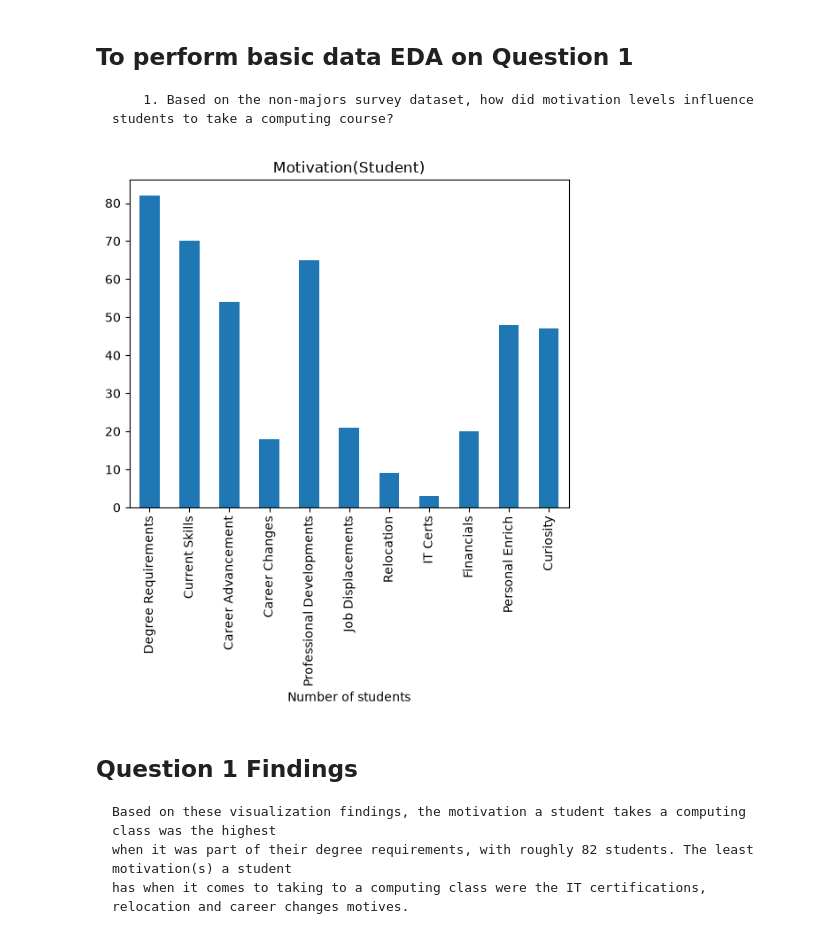
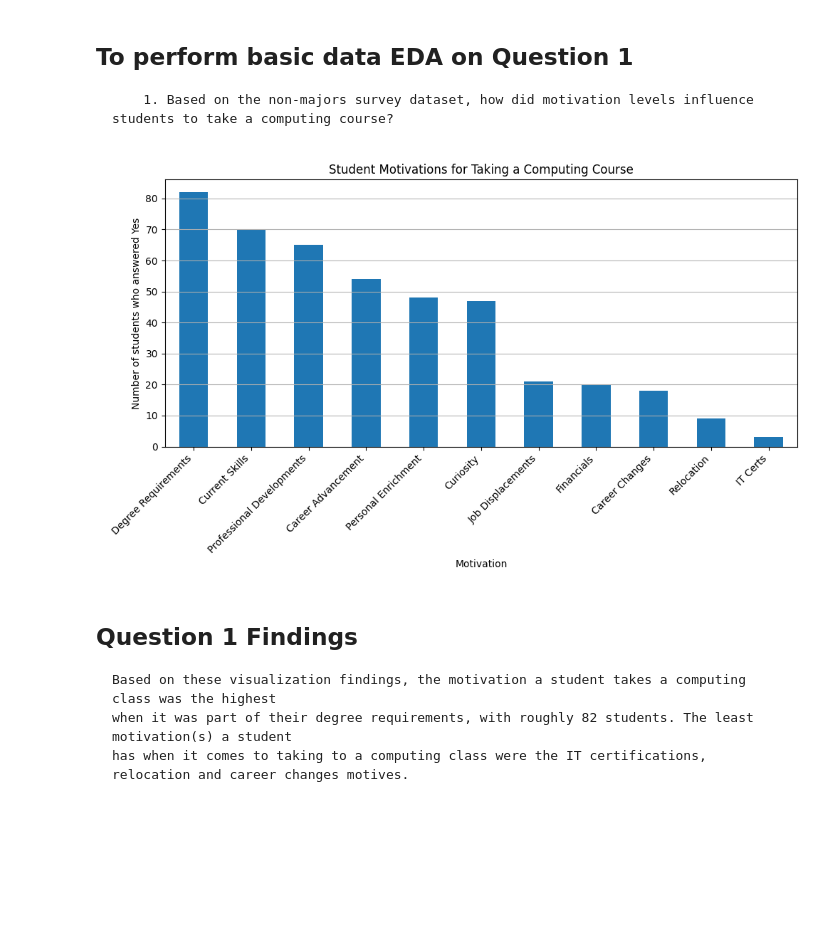
Before and after one commit to ananthakashibhatla/Kashibhatla_Project1_DataSciProgramming, a Jupyter notebook: Kashibhatla_Project1_Part3.ipynb, the cells around one changed output. Drawn from its saved outputs; the diff is of its cells as text; code cells hidden in the pictures; blank space fills up the shorter version.

Commit message:
Update motivation chart using peer feedback

```diff
--- a/Kashibhatla_Project1_Part3.ipynb
+++ b/Kashibhatla_Project1_Part3.ipynb
@@ -86,21 +86,33 @@ dtype: int64
 
         1. Based on the non-majors survey dataset, how did motivation levels influence students to take a computing course?
 # %%
-# Create a new dictionary to isolate the Yes motivation tags only
+# Count the Yes answers in the 11 motivation columns
 motivation_yes = (df_cleaned_survey.iloc[:, :11] == "Yes").sum()
 
-# Rename the motivation_yes index to shorter labels for easier data visualization
+# Give the motivations shorter labels
 motivation_yes.index = [
     "Degree Requirements", "Current Skills", "Career Advancement",
     "Career Changes", "Professional Developments", "Job Displacements",
-    "Relocation", "IT Certs", "Financials", "Personal Enrich", "Curiosity"
+    "Relocation", "IT Certs", "Financials", "Personal Enrichment", "Curiosity"
 ]
-# Graph by bar plot
-motivation_yes.plot(kind="bar", title = "Motivation(Student)")
-plt.xlabel("Number of students")
+
+# Sort the motivations from most common to least common
+motivation_yes = motivation_yes.sort_values(ascending=False)
+
+# Make the bar graph
+ax = motivation_yes.plot(
+    kind="bar",
+    title="Student Motivations for Taking a Computing Course",
+    figsize=(10, 6)
+)
+ax.set_xlabel("Motivation")
+ax.set_ylabel("Number of students who answered Yes")
+ax.grid(axis="y")
+plt.xticks(rotation=45, ha="right")
+plt.tight_layout()
 plt.show()
 # %% [output]
-[figure, old version]
+[figure, new version]
 # %% [markdown]
 ## Question 1 Findings
 
```
